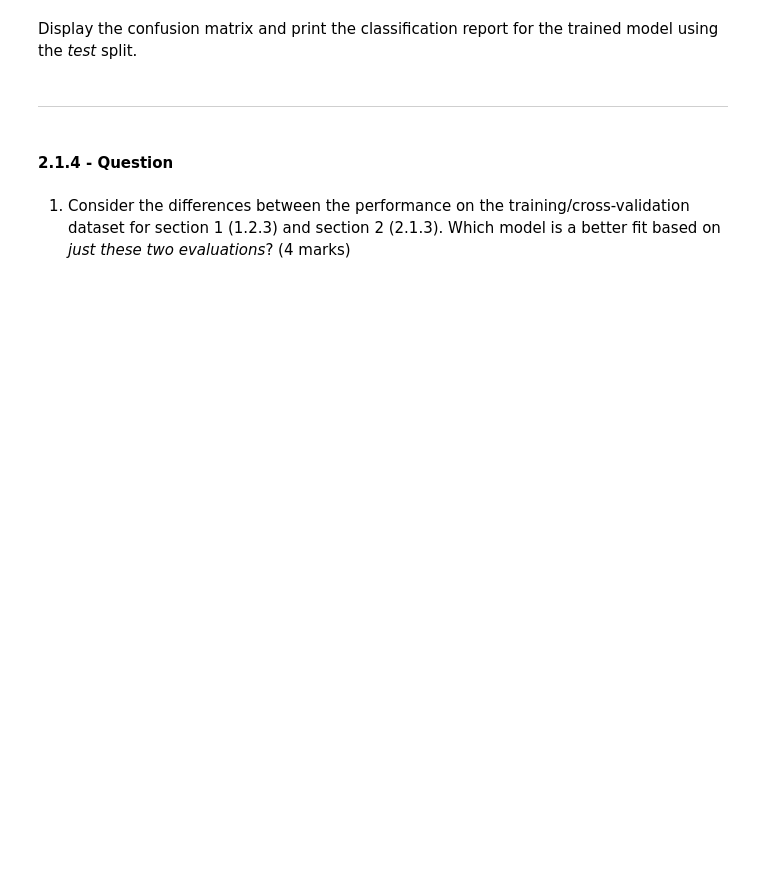
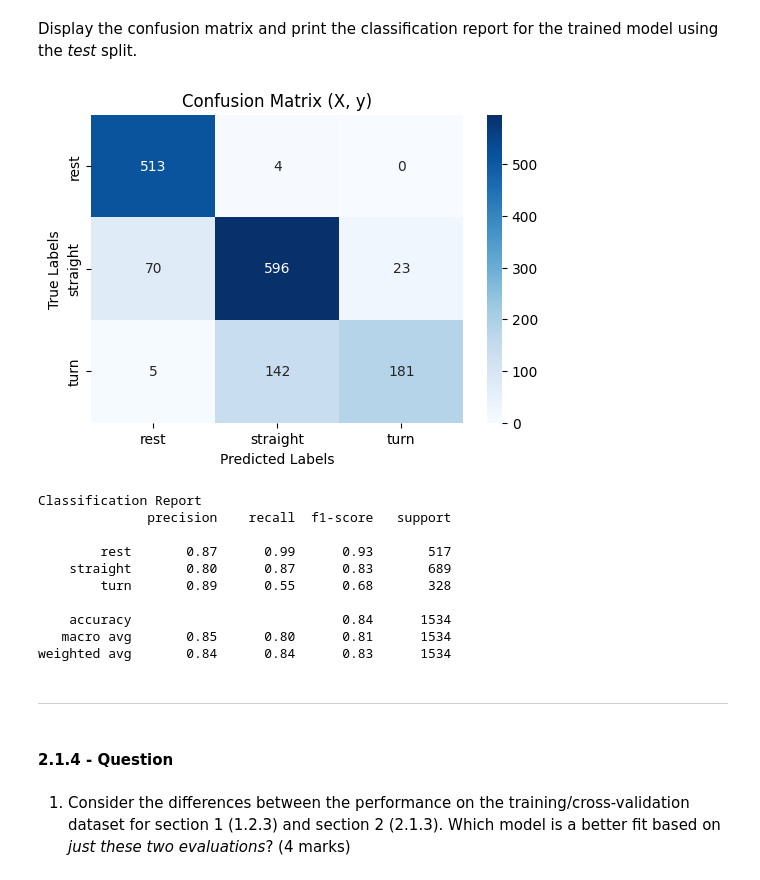
Before and after one commit to hanifbhuian/ENGG680_Fall24_Assignment4, a Jupyter notebook: Assignment 4.ipynb, the cells around one changed output. Cells and saved outputs as stored; diff of their text form; code cells hidden in the pictures; blank space fills up the shorter version.

```diff
--- a/Assignment 4.ipynb
+++ b/Assignment 4.ipynb
@@ -456,0 +461,27 @@ Follow the steps from **1.2.2** and perform model training and tuning using the
+# %%
+# TODO - Perform model training and tuning using `GridSearchCV`
+# Define the pipeline
+pipe = Pipeline([
+    ('scaler', StandardScaler()),  # Default scaler
+    ('classifier', SVC())          # Support Vector Classifier
+])
+
+# Define the parameter grid
+param_grid = {
+    'scaler': [StandardScaler(), RobustScaler(), None],  # Scaler options
+    'classifier__C': [0.01, 0.1, 1, 10, 100],           # Regularization parameter
+    'classifier__gamma': [0.001, 0.01, 0.1, 1],         # Kernel coefficient
+    'classifier__kernel': ['rbf']                       # RBF kernel
+}
+
+# Perform grid search with cross-validation
+grid = GridSearchCV(
+    estimator=pipe,
+    param_grid=param_grid,
+    cv=5,                      # 5-fold cross-validation
+    scoring='accuracy',        # Use accuracy as the evaluation metric
+    return_train_score=True    # Store training scores for analysis
+)
+
+# Train the model using the selected feature set
+grid.fit(X, y)
@@ -478,3 +523,32 @@ Display the confusion matrix and print the classification report for the trained
+# %%
+# TODO - Display confusion matrix and print classification reports
+# Generate predictions
+y_pred = grid.best_estimator_.predict(X)
+
+# Display confusion matrix
+conf_matrix3 = confusion_matrix(y, y_pred)
+plt.figure(figsize=(6, 4))
+sns.heatmap(conf_matrix3, annot=True, fmt='d', cmap='Blues', xticklabels=['rest', 'straight', 'turn'], yticklabels=['rest', 'straight', 'turn'])
+plt.title("Confusion Matrix (X, y)")
+plt.xlabel("Predicted Labels")
+plt.ylabel("True Labels")
+plt.show()
+
+# Print classification report with zero_division parameter
+print("Classification Report")
+print(classification_report(y, y_pred, zero_division=0))
+# %% [output]
+[figure, added]
+Classification Report
+              precision    recall  f1-score   support
+
+        rest       0.87      0.99      0.93       517
+    straight       0.80      0.87      0.83       689
+        turn       0.89      0.55      0.68       328
+
+    accuracy                           0.84      1534
+   macro avg       0.85      0.80      0.81      1534
+weighted avg       0.84      0.84      0.83      1534
 # %% [markdown]
 ___
 # %% [markdown]
```
Also changed, not shown: parts of 28 cells of this notebook.
